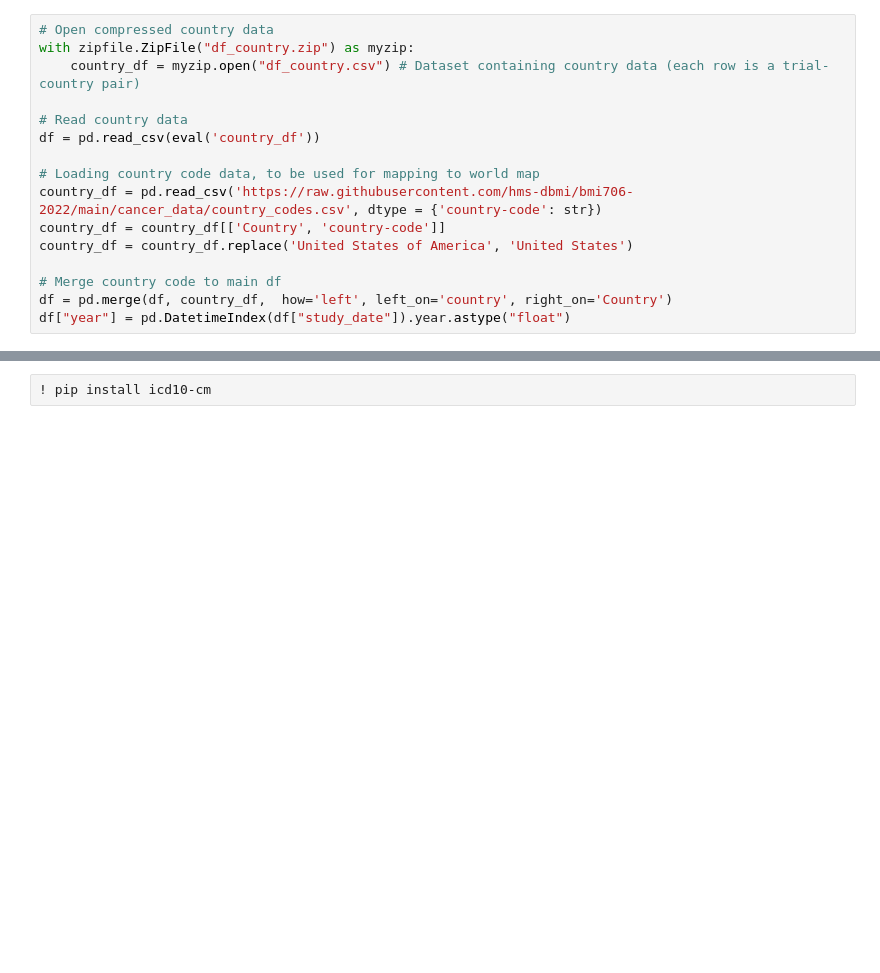
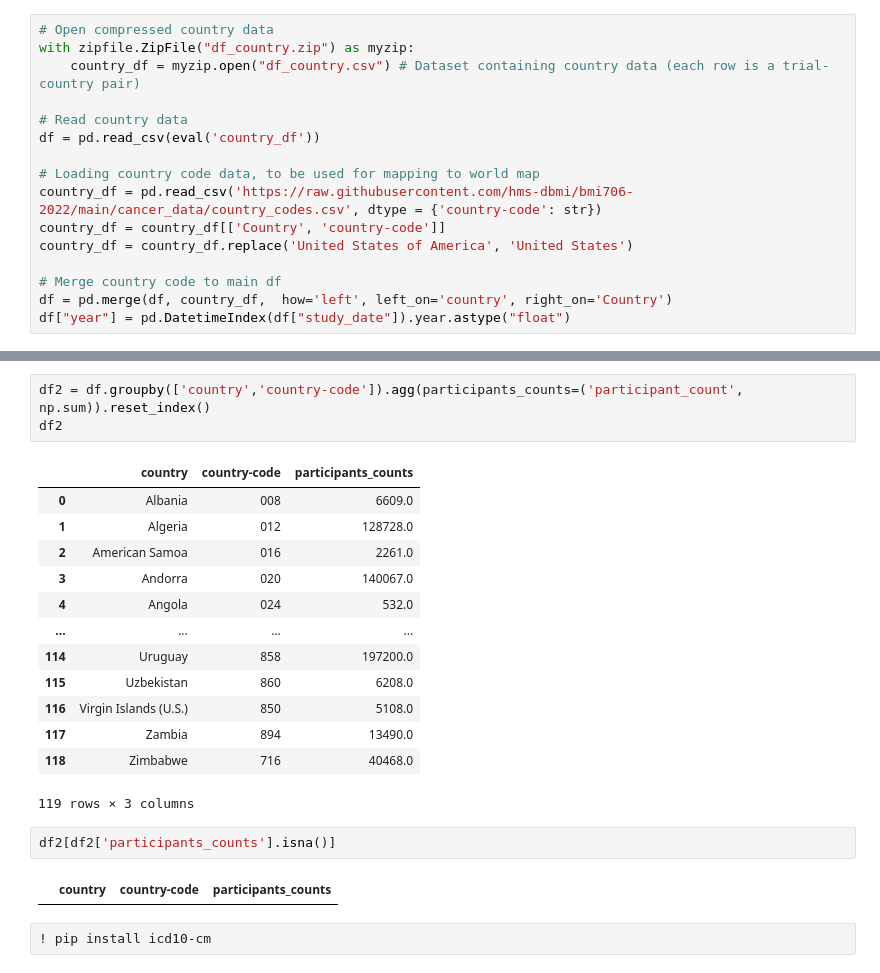
Before and after one commit to keziatesiman/bmi706-final_project, a Jupyter notebook: Playground MQL.ipynb, the cells around one changed output, grey strips where cells are left out. Saved outputs shown, nothing was run; the diff lists cells and outputs as text; blank space fills up the shorter version.

```diff
--- a/Playground MQL.ipynb
+++ b/Playground MQL.ipynb
@@ -34,3 +77,24 @@ len(df["year"].isna())
+# %%
+df2 = df.groupby(['country','country-code']).agg(participants_counts=('participant_count', np.sum)).reset_index()
+df2
+# %% [output]
+|  | country | country-code | participants_counts |
+| 0 | Albania | 008 | 6609.0 |
+| 1 | Algeria | 012 | 128728.0 |
+| 2 | American Samoa | 016 | 2261.0 |
+| 3 | Andorra | 020 | 140067.0 |
+| 4 | Angola | 024 | 532.0 |
+| ... | ... | ... | ... |
+| 114 | Uruguay | 858 | 197200.0 |
+| 115 | Uzbekistan | 860 | 6208.0 |
+| 116 | Virgin Islands (U.S.) | 850 | 5108.0 |
+| 117 | Zambia | 894 | 13490.0 |
+| 118 | Zimbabwe | 716 | 40468.0 |
+119 rows × 3 columns
+# %%
+df2[df2['participants_counts'].isna()]
+# %% [output]
+|  | country | country-code | participants_counts |
 # %%
 ! pip install icd10-cm
 # %% [output]
```
Also changed, not shown: parts of 5 cells of this notebook, 3 other files.
